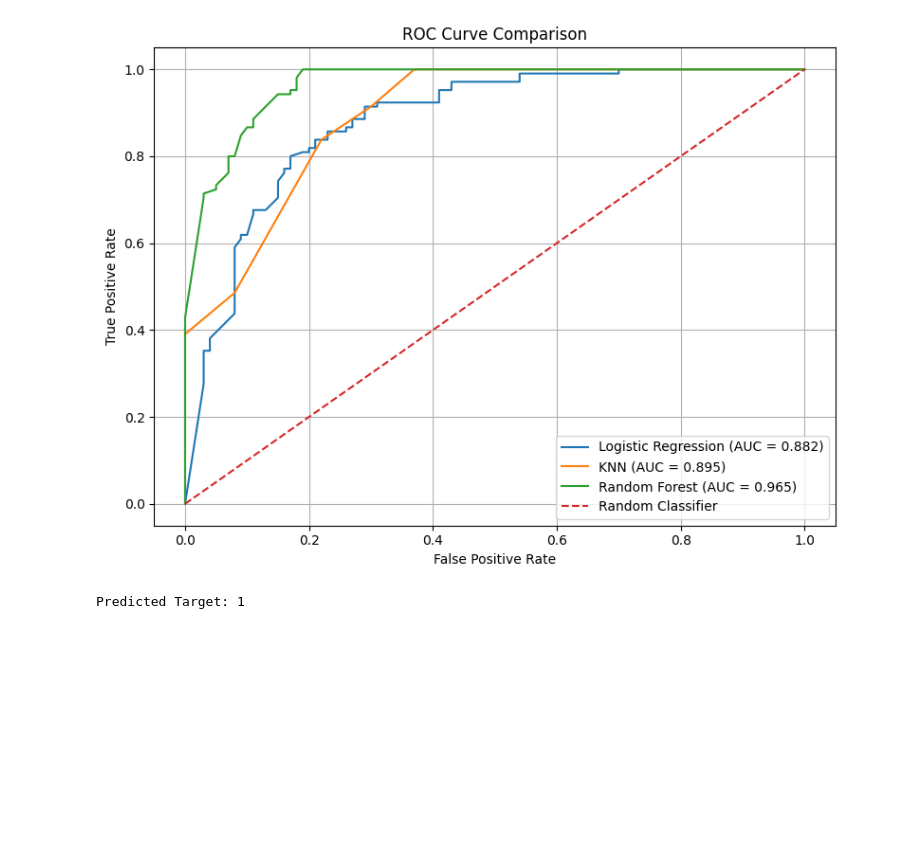
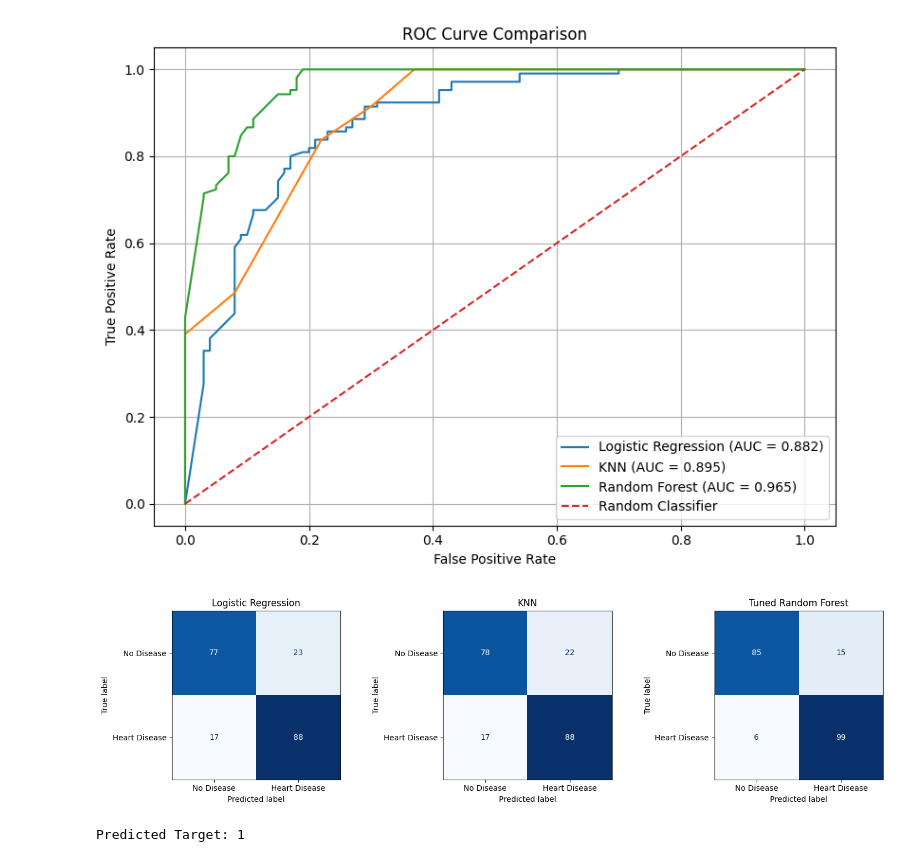
Before and after one commit to jisjeeson/ICT_ASSESSMENTS, a Jupyter notebook: INTERMEDIATE_ASSESSMENT_JIS_1STOCT.ipynb, the cells around one changed output. Drawn from its saved outputs; the diff is of its cells as text; code cells hidden in the pictures; blank space fills up the shorter version.

```diff
--- a/INTERMEDIATE_ASSESSMENT_JIS_1STOCT.ipynb
+++ b/INTERMEDIATE_ASSESSMENT_JIS_1STOCT.ipynb
@@ -296,6 +296,41 @@ plt.tight_layout()
 plt.show()
 # %% [output]
 [figure]
+# %%
+
+from sklearn.metrics import confusion_matrix, ConfusionMatrixDisplay
+import matplotlib.pyplot as plt
+
+# Generate confusion matrices
+cm_log = confusion_matrix(y_test, y_pred_log)
+cm_knn = confusion_matrix(y_test, y_pred_knn)
+cm_rf = confusion_matrix(y_test, y_pred_rf_tuned)
+
+# Plot all three
+fig, axes = plt.subplots(1, 3, figsize=(15, 4))
+
+ConfusionMatrixDisplay(
+    confusion_matrix=cm_log,
+    display_labels=["No Disease", "Heart Disease"]
+).plot(ax=axes[0], cmap="Blues", colorbar=False)
+axes[0].set_title("Logistic Regression")
+
+ConfusionMatrixDisplay(
+    confusion_matrix=cm_knn,
+    display_labels=["No Disease", "Heart Disease"]
+).plot(ax=axes[1], cmap="Blues", colorbar=False)
+axes[1].set_title("KNN")
+
+ConfusionMatrixDisplay(
+    confusion_matrix=cm_rf,
+    display_labels=["No Disease", "Heart Disease"]
+).plot(ax=axes[2], cmap="Blues", colorbar=False)
+axes[2].set_title("Tuned Random Forest")
+
+plt.tight_layout()
+plt.show()
+# %% [output]
+[figure, added]
 # %%
 #Predicting using Random Forest for a new sample
 import pandas as pd
```
Also changed, not shown: parts of 1 cell of this notebook.
